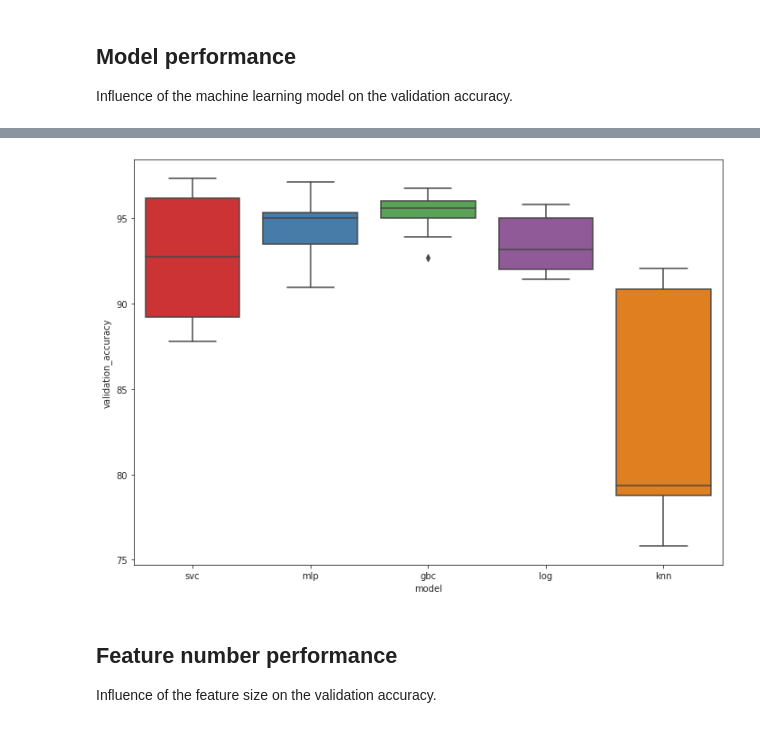
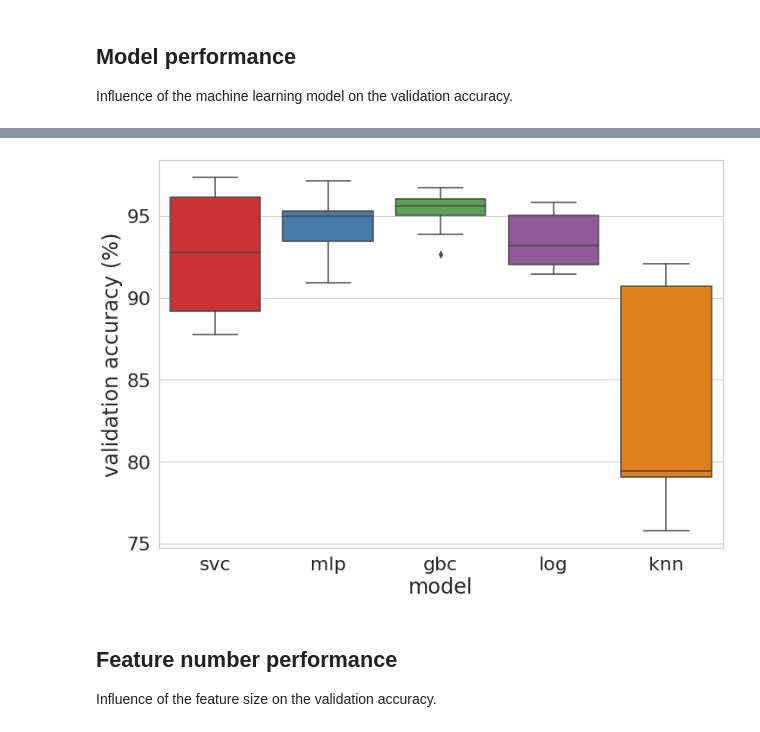
Before and after one commit to benjaminperucco/udacity-nano-mle, a Jupyter notebook: 5 Capstone/2 Project/3_postprocessing.ipynb, the cells around one changed output, grey strips where cells are left out. Drawn from its saved outputs; the diff is of its cells as text; code cells hidden in the pictures.

Commit message:
feat: Increase label size boxplot

```diff
--- a/5 Capstone/2 Project/3_postprocessing.ipynb
+++ b/5 Capstone/2 Project/3_postprocessing.ipynb
@@ -360,13 +357,12 @@ def evaluate_average_performance(df, group_variable):
     performance.sort_values(by=['validation_accuracy'], ascending=False, inplace=True)
     return performance
 # %%
-def create_boxplot(df, x, y, path, output):
+def create_boxplot(df, x, path, output):
     """
     Create boxplot.
 
     Args:
     - x (list of str): Represents the classes on the x-axis.
-    - y (list of float): Represents the accuracy values on the y-axis.
     - path (str): Output folder.
     - output (str): Output file name.
 
@@ -379,10 +375,12 @@ def create_boxplot(df, x, y, path, output):
 
     %matplotlib inline
 
-    sns.set_style('ticks')
+    sns.set(font_scale = 2)
+    sns.set_style('whitegrid')
     fig, ax = plt.subplots()
     fig.set_size_inches(11.7, 8.27)
-    sns.boxplot(x=x, y=y, data=df, palette='Set1')
+    sns.boxplot(x=x, y='validation_accuracy', data=df, palette='Set1')
+    ax.set(xlabel=x, ylabel='validation accuracy (%)')
 
     fig.savefig('{}/{}'.format(path, output))
 # %% [markdown]
@@ -403,7 +401,7 @@ model_performance
 # %%
-create_boxplot(results, 'model', 'validation_accuracy', 'output', 'model_performance.png')
+create_boxplot(results, 'model', 'output', 'model_performance.png')
 # %% [output]
-[figure, old version]
+[figure, new version]
 # %% [markdown]
 ## Feature number performance
 
```
Also changed, not shown: parts of 15 cells of this notebook.
